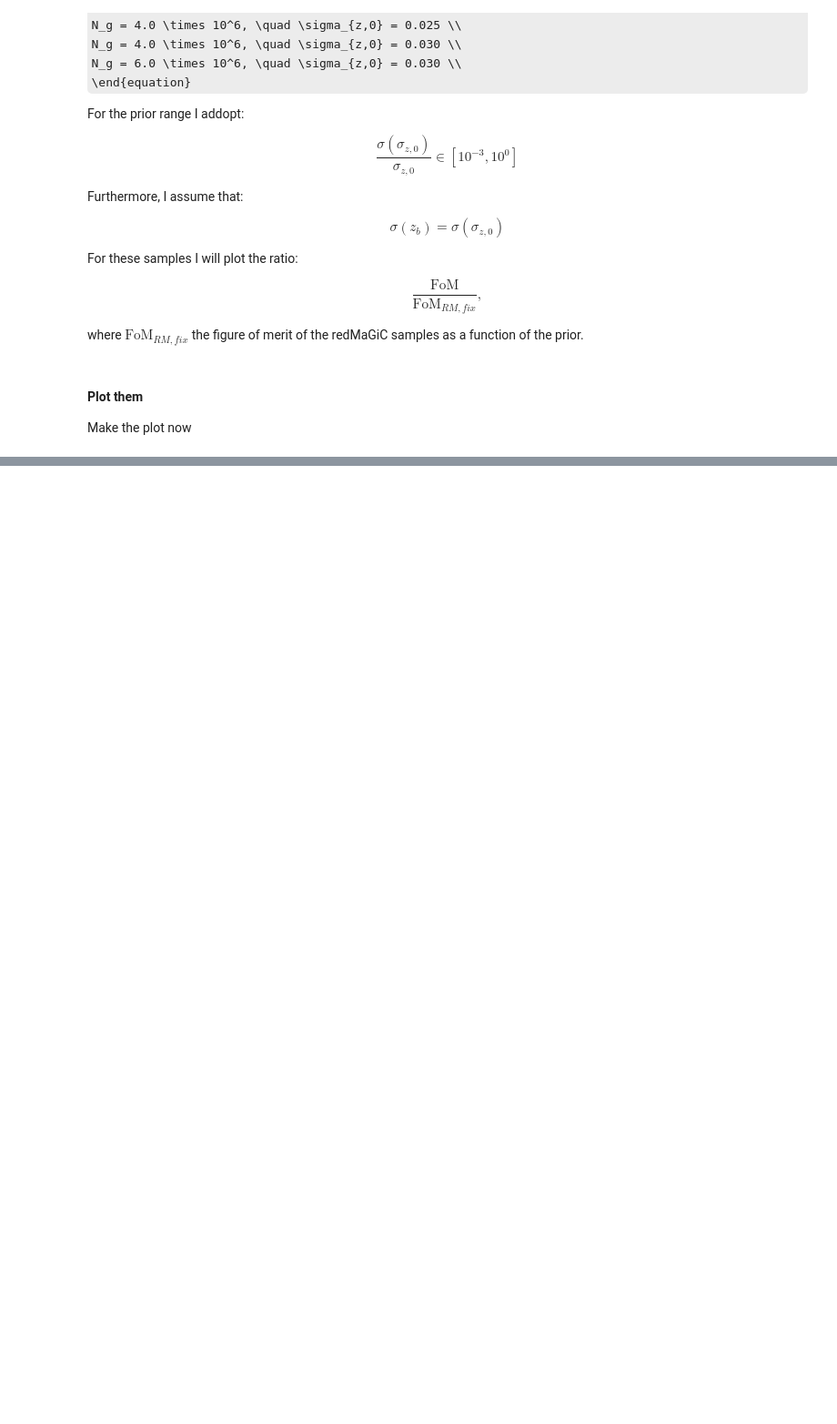
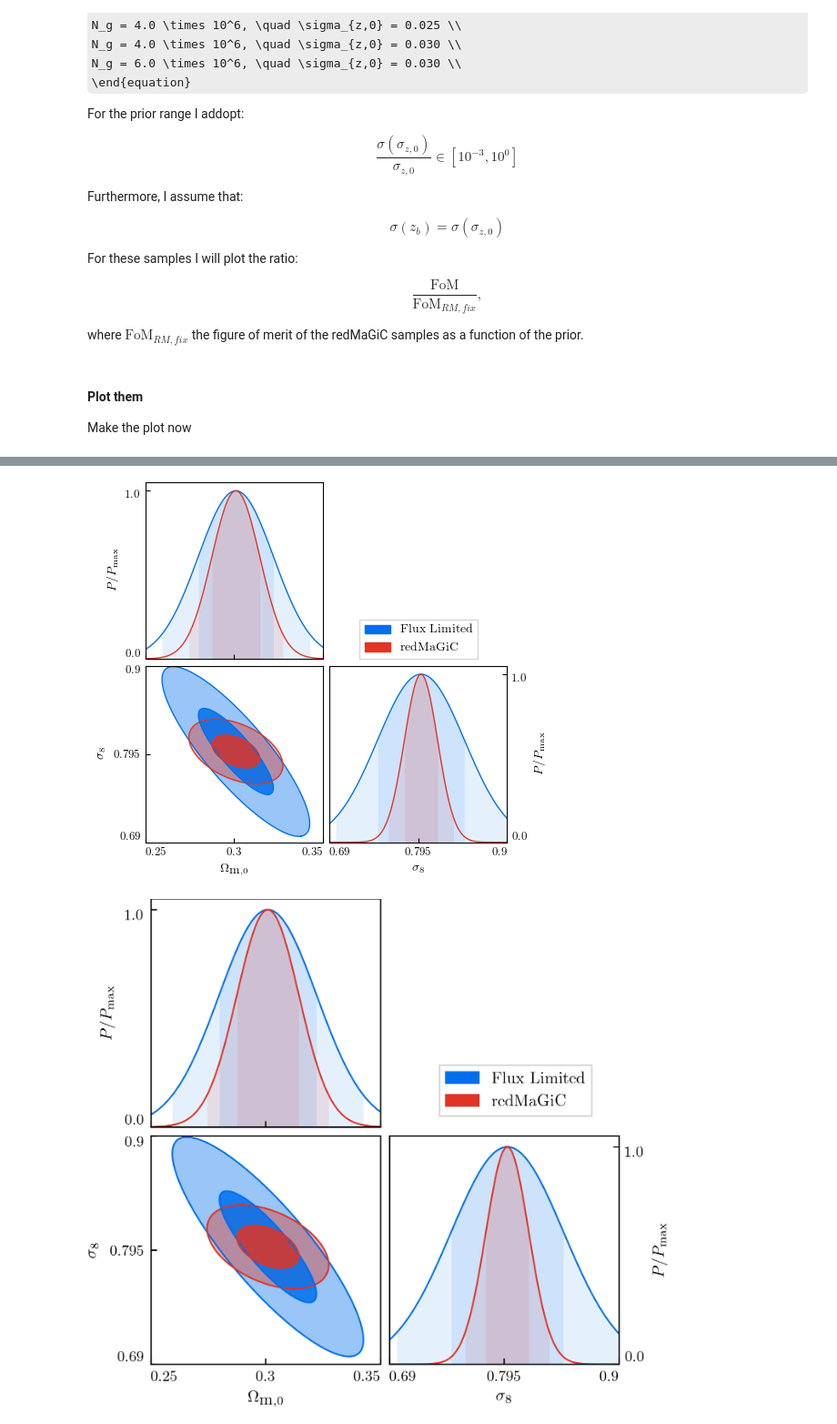
Before and after one commit to dtanoglidis/Photo_z_samples, a Jupyter notebook: Single Redshift Bin.ipynb, the cells around one changed output, grey strips where cells are left out. Shown at 91% size. Cells and saved outputs as stored; diff of their text form; code cells hidden in the pictures; some formulas as TeX source; blank space fills up the shorter version.

```diff
--- a/Single Redshift Bin.ipynb
+++ b/Single Redshift Bin.ipynb
@@ -1730,0 +1798,39 @@ plt.show()
+# %%
+alpha = 0.5
+
+prior_rm = alpha*sig_rm
+prior_fl = alpha*sig_fl
+
+inv_sq_prior_rm = 1.0/(prior_rm**2.0)
+inv_sq_prior_fl = 1.0/(prior_fl**2.0)
+
+Fisher_rm_pr = np.copy(Fisher_rm_free)
+Fisher_fl_pr = np.copy(Fisher_fl_free)
+
+Fisher_rm_pr[3,3] = Fisher_rm_pr[3,3] + inv_sq_prior_rm
+Fisher_rm_pr[4,4] = Fisher_rm_pr[4,4] + inv_sq_prior_rm
+
+Fisher_fl_pr[3,3] = Fisher_fl_pr[3,3] + inv_sq_prior_fl
+Fisher_fl_pr[4,4] = Fisher_fl_pr[4,4] + inv_sq_prior_fl
+
+# marginalize
+Fisher_rm_pr_marg = marg(Fisher_rm_pr)
+Fisher_fl_pr_marg = marg(Fisher_fl_pr)
+# %%
+fisher_4 = fm.fisher_matrix( fisher_matrix=Fisher_rm_pr_marg, fiducial = fiducial, param_names=param_names )
+fisher_3 = fm.fisher_matrix( fisher_matrix=Fisher_fl_pr_marg, fiducial = fiducial, param_names=param_names )
+fisher_4.name = 'redMaGiC'
+fisher_3.name = 'Flux Limited'
+
+fisher_list = fpa.CosmicFish_FisherAnalysis()
+fisher_list.add_fisher_matrix([fisher_3,fisher_4])
+fisher_plotter = fp.CosmicFishPlotter(fishers=fisher_list)
+
+fisher_plotter.new_plot()
+fisher_plotter.plot_tri()
+fisher_plotter.export('FL_and_RM_priors.pdf', dpi=100)
+fisher_plotter.export('FL_and_RM_priors.png', dpi=100)
+IPython.display.Image(filename='FL_and_RM_priors.png',unconfined=True)
+# %% [output]
+[figure, added]
+[figure, added]
```
Also changed, not shown: parts of 8 cells of this notebook.
